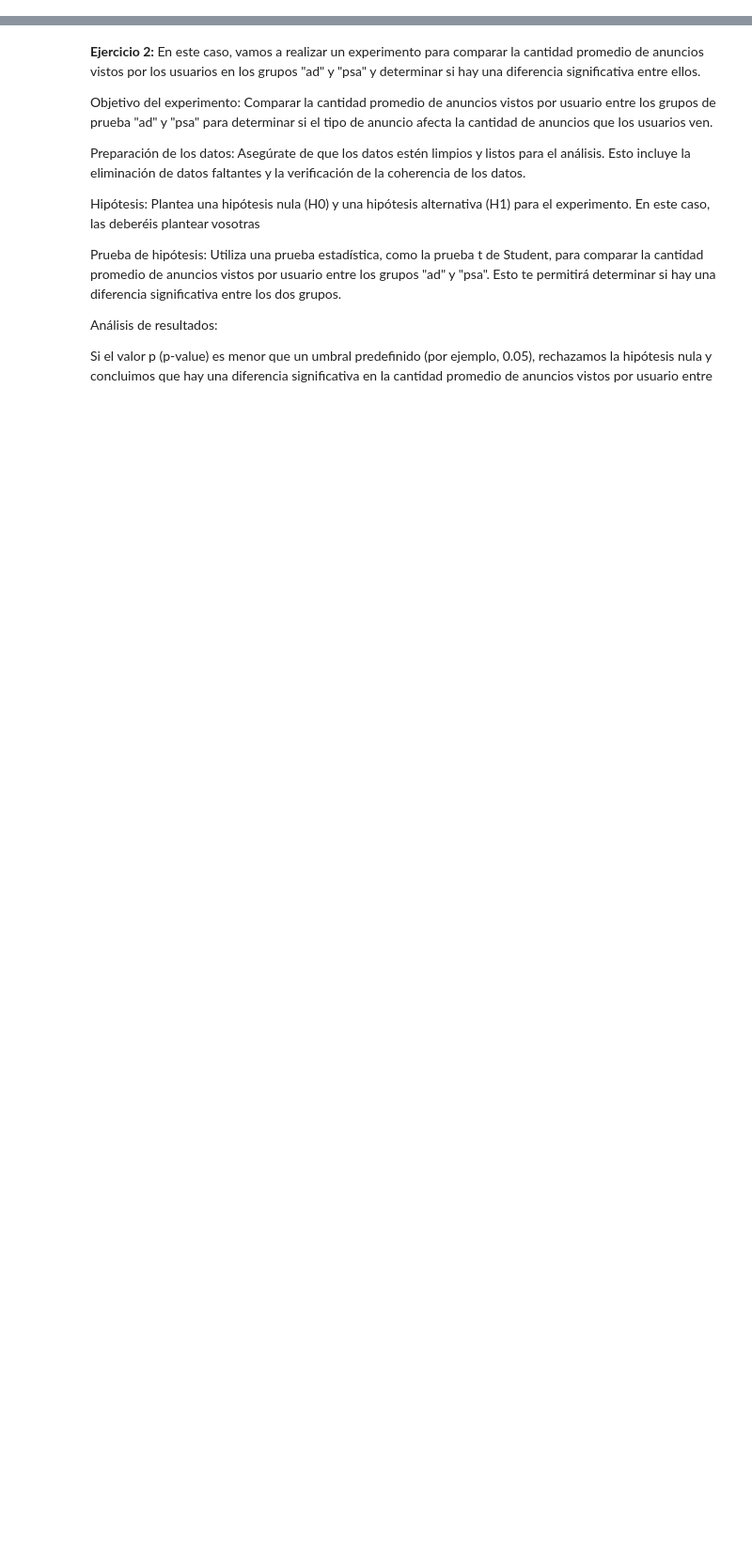
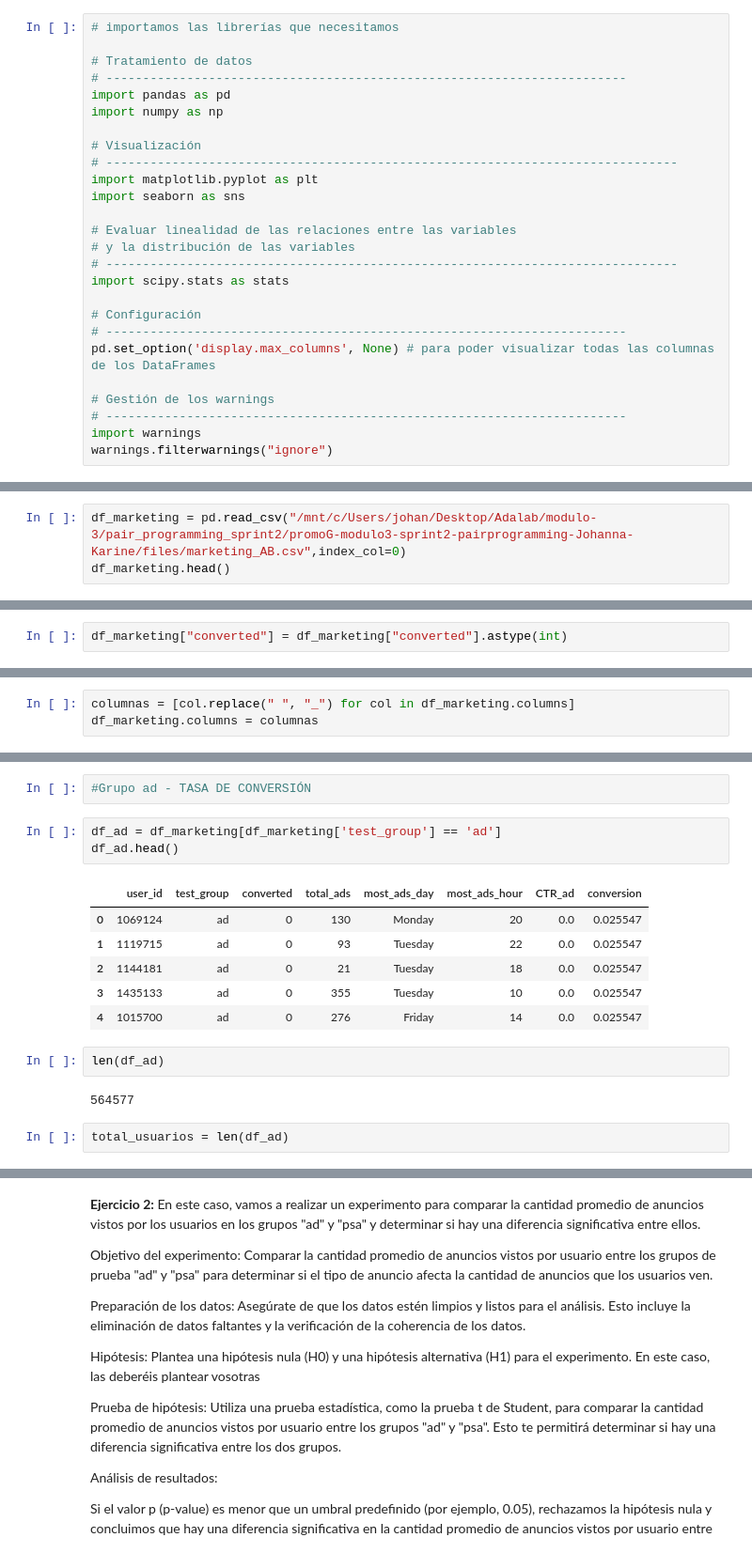
Before and after one commit to karinem0/promoG-modulo3-sprint2-pairprogramming-Johanna-Karine, a Jupyter notebook: 4.AB_testing_pair_programming.ipynb, the cells around one changed output, grey strips where cells are left out. Shown: that part at 94% size. Saved outputs shown, nothing was run; the diff lists cells and outputs as text; blank space fills up the shorter version.

```diff
--- a/4.AB_testing_pair_programming.ipynb
+++ b/4.AB_testing_pair_programming.ipynb
@@ -1,3 +1,29 @@
+# %%
+# importamos las librerías que necesitamos
+
+# Tratamiento de datos
+# -----------------------------------------------------------------------
+import pandas as pd
+import numpy as np
+
+# Visualización
+# ------------------------------------------------------------------------------
+import matplotlib.pyplot as plt
+import seaborn as sns
+
+# Evaluar linealidad de las relaciones entre las variables
+# y la distribución de las variables
+# ------------------------------------------------------------------------------
+import scipy.stats as stats
+
+# Configuración
+# -----------------------------------------------------------------------
+pd.set_option('display.max_columns', None) # para poder visualizar todas las columnas de los DataFrames
+
+# Gestión de los warnings
+# -----------------------------------------------------------------------
+import warnings
+warnings.filterwarnings("ignore")
 # %% [markdown]
 # Pair programming A/B testing
 ### Ejericicios de A/B Testing
@@ -32,3 +52,6 @@ Si el valor p es menor que un umbral predefinido (por ejemplo, 0.05), rechazamos
 Si el valor p es mayor que el umbral, no podemos rechazar la hipótesis nula y concluimos que no hay evidencia suficiente para afirmar que hay una diferencia significativa.
 
 Conclusiones y recomendaciones: Basándote en los resultados de la prueba de hipótesis, llega a una conclusión sobre si el nuevo diseño de anuncio es más efectivo en la conversión de usuarios que el diseño anterior. Si es así, puedes hacer recomendaciones basadas en estos hallazgos.
+# %%
+df_marketing = pd.read_csv("/mnt/c/Users/johan/Desktop/Adalab/modulo-3/pair_programming_sprint2/promoG-modulo3-sprint2-pairprogramming-Johanna-Karine/files/marketing_AB.csv",index_col=0)
+df_marketing.head()
@@ -34,0 +71,2 @@ Conclusiones y recomendaciones: Basándote en los resultados de la prueba de hip
+# %%
+df_marketing["converted"] = df_marketing["converted"].astype(int)
@@ -34,0 +88,3 @@ Conclusiones y recomendaciones: Basándote en los resultados de la prueba de hip
+# %%
+columnas = [col.replace(" ", "_") for col in df_marketing.columns]
+df_marketing.columns = columnas
@@ -34,0 +236,18 @@ Conclusiones y recomendaciones: Basándote en los resultados de la prueba de hip
+# %%
+#Grupo ad - TASA DE CONVERSIÓN
+# %%
+df_ad = df_marketing[df_marketing['test_group'] == 'ad']
+df_ad.head()
+# %% [output]
+|  | user_id | test_group | converted | total_ads | most_ads_day | most_ads_hour | CTR_ad | conversion |
+| 0 | 1069124 | ad | 0 | 130 | Monday | 20 | 0.0 | 0.025547 |
+| 1 | 1119715 | ad | 0 | 93 | Tuesday | 22 | 0.0 | 0.025547 |
+| 2 | 1144181 | ad | 0 | 21 | Tuesday | 18 | 0.0 | 0.025547 |
+| 3 | 1435133 | ad | 0 | 355 | Tuesday | 10 | 0.0 | 0.025547 |
+| 4 | 1015700 | ad | 0 | 276 | Friday | 14 | 0.0 | 0.025547 |
+# %%
+len(df_ad)
+# %% [output]
+564577
+# %%
+total_usuarios = len(df_ad)
```
Also changed, not shown: parts of 23 cells of this notebook.
